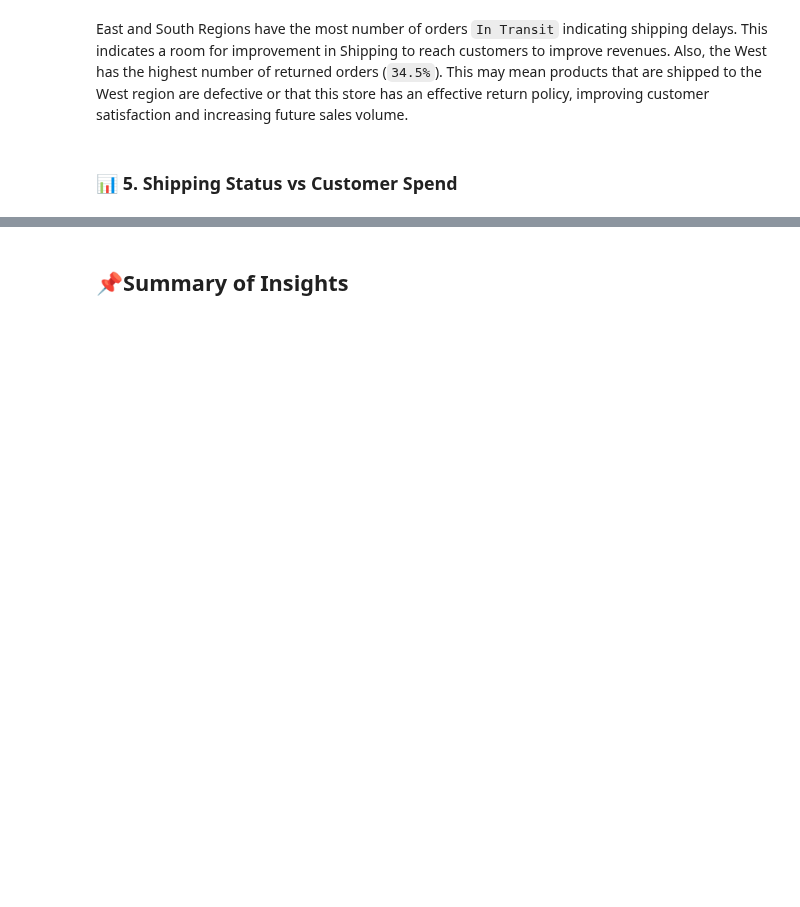
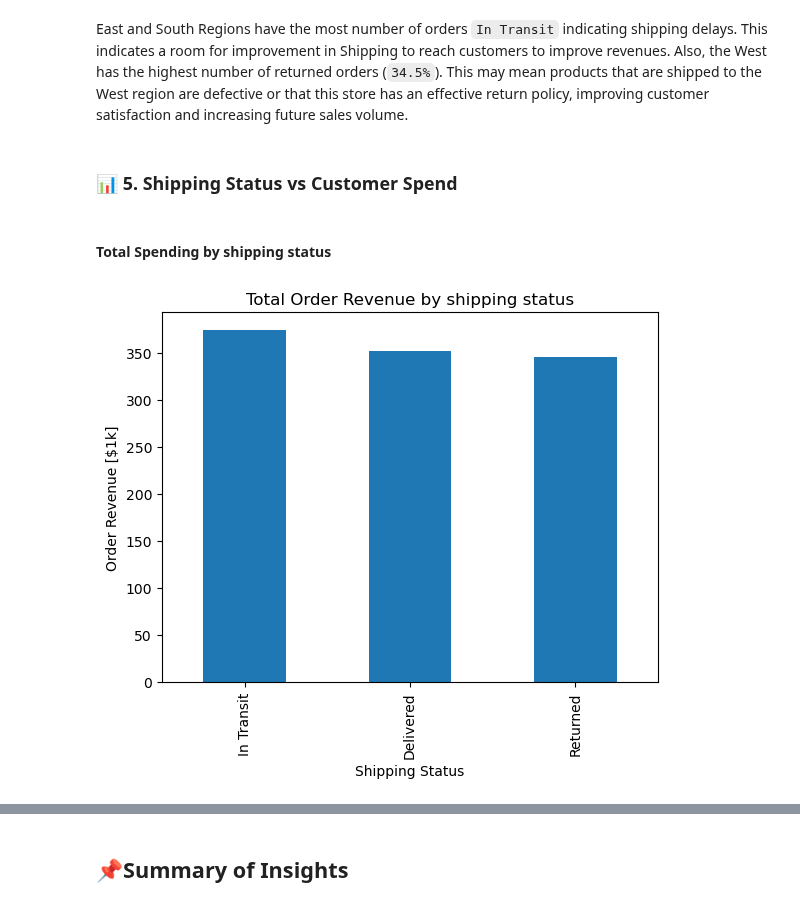
Before and after one commit to Mohammed-Hanan-Othman/ecommerce-sales-analysis, a Jupyter notebook: notebooks/1.customer_behaviour_analysis.ipynb, the cells around one changed output, grey strips where cells are left out. Drawn from its saved outputs; the diff is of its cells as text; code cells hidden in the pictures; blank space fills up the shorter version.

Commit message:
Added visualizations for total and average, total number of orders and regional order distributions by shipping status.

```diff
--- a/notebooks/1.customer_behaviour_analysis.ipynb
+++ b/notebooks/1.customer_behaviour_analysis.ipynb
@@ -354,3 +354,13 @@ df.groupby(by=["Region", "Shipping Status"]).size().unstack().plot(kind="bar")
 East and South Regions have the most number of orders `In Transit` indicating shipping delays. This indicates a room for improvement in Shipping to reach customers to improve revenues. Also, the West has the highest number of returned orders (`34.5%`). This may mean products that are shipped to the West region are defective or that this store has an effective return policy, improving customer satisfaction and increasing future sales volume.
 # %% [markdown]
 ### 📊 5. Shipping Status vs Customer Spend
+# %% [markdown]
+#### Total Spending by shipping status
+# %%
+# Distribution of Order Revenue by shipping status
+(df.groupby("Shipping Status")["Total Price Calc"].sum() / 1e3).sort_values(ascending=False).plot(kind="bar")
+plt.ylabel("Order Revenue [$1k]")
+plt.title("Total Order Revenue by shipping status")
+plt.show()
+# %% [output]
+[figure, added]
```
Also changed, not shown: parts of 15 cells of this notebook.
